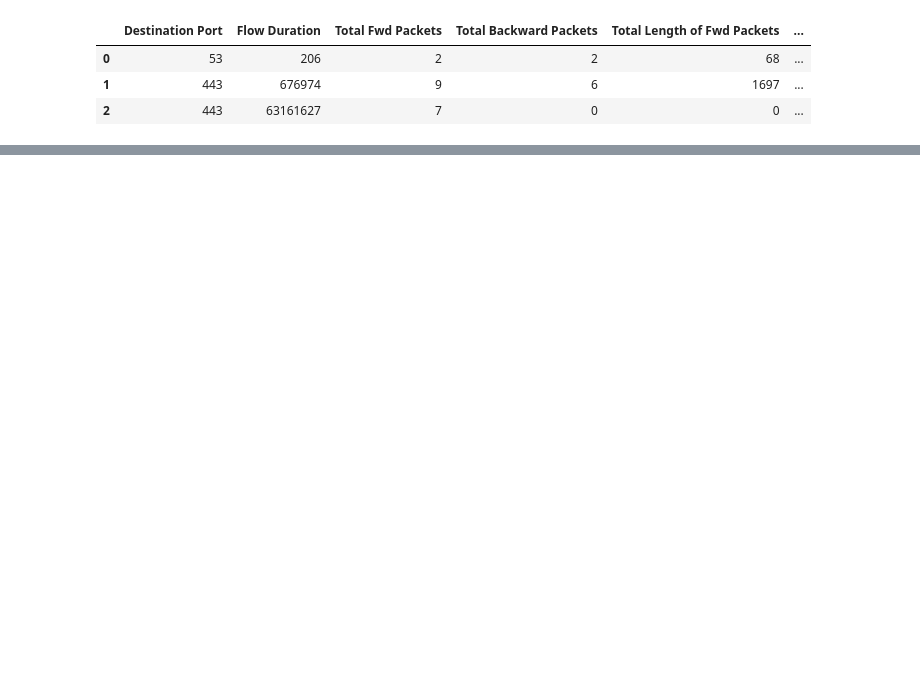
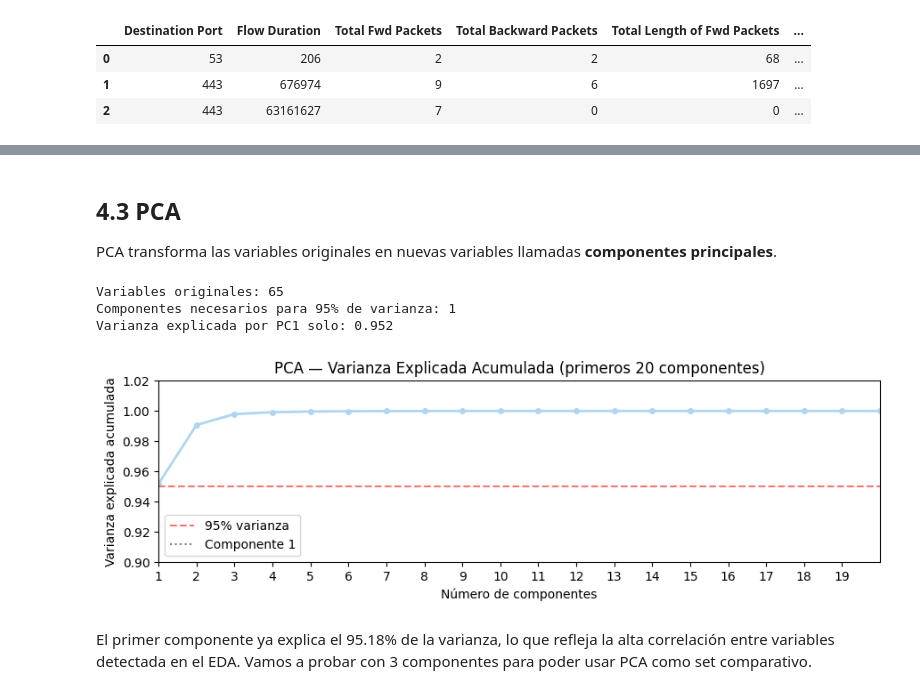
Before and after one commit to jotaeleb/tif-ciencias-de-datos, a Jupyter notebook: notebooks/proyecto_entrenamiento.ipynb, the cells around one changed output, grey strips where cells are left out. Drawn from its saved outputs; the diff is of its cells as text; code cells hidden in the pictures; blank space fills up the shorter version.

```diff
--- a/notebooks/proyecto_entrenamiento.ipynb
+++ b/notebooks/proyecto_entrenamiento.ipynb
@@ -835,0 +214,18 @@ print(classification_report(y_test, y_pred_rand, labels=unique_rand, target_name
+# %%
+# Escalar con RobustScaler (solo sobre train)
+scaler_B = RobustScaler()
+X_train_scaled = scaler_B.fit_transform(X_train)
+X_test_scaled  = scaler_B.transform(X_test)
+
+# Seleccionar las 20 mejores variables según ANOVA
+selector = SelectKBest(score_func=f_classif, k=20)
+X_train_B = selector.fit_transform(X_train_scaled, y_train)
+X_test_B = selector.transform(X_test_scaled)
+
+# ¿Cuáles son esas 20 variables?
+columnas_seleccionadas = X_train.columns[selector.get_support()].tolist()
+print('Top 20 variables seleccionadas por ANOVA:')
+for i, col in enumerate(columnas_seleccionadas, 1):
+    print(f'{i:2d}. {col}')
+
+print(f'\nSet B: {X_train_B.shape[1]} features')
@@ -835,0 +250,43 @@ print(classification_report(y_test, y_pred_rand, labels=unique_rand, target_name
+# %% [markdown]
+## 4.3 PCA
+
+PCA transforma las variables originales en nuevas variables llamadas **componentes principales**.
+# %%
+# ¿Cuántos componentes se necesitan para el 95%?
+pca_diag = PCA(random_state=42)
+pca_diag.fit(X_train_scaled)
+
+varianza_acum = np.cumsum(pca_diag.explained_variance_ratio_)
+componente_95 = next(i + 1 for i, v in enumerate(varianza_acum) if v >= 0.95)
+
+print(f'Variables originales: {X_train_scaled.shape[1]}')
+print(f'Componentes necesarios para 95% de varianza: {componente_95}')
+print(f'Varianza explicada por PC1 solo: {pca_diag.explained_variance_ratio_[0]:.3f}')
+
+# Gráfico: varianza acumulada (mostramos los primeros 20 componentes)
+fig, ax = plt.subplots(figsize=(9, 3))
+n_mostrar = 20
+ax.plot(range(1, n_mostrar + 1),
+        varianza_acum[:n_mostrar],
+        color=COLOR_NEUTRO, linewidth=2, marker='o', markersize=4)
+ax.axhline(0.95, color=COLOR_ATAQUE, linestyle='--', label='95% varianza')
+ax.axvline(componente_95, color='gray', linestyle=':',
+           label=f'Componente {componente_95}')
+
+ax.set_xticks(np.arange(1, 20, 1))
+
+ax.set_ylim(0.9, 1.02)
+ax.set_xlim(1, n_mostrar)
+ax.set_xlabel('Número de componentes')
+ax.set_ylabel('Varianza explicada acumulada')
+ax.set_title('PCA — Varianza Explicada Acumulada (primeros 20 componentes)')
+ax.legend()
+plt.tight_layout()
+plt.show()
+# %% [output]
+Variables originales: 65
+Componentes necesarios para 95% de varianza: 1
+Varianza explicada por PC1 solo: 0.952
+[figure, added]
+# %% [markdown]
+El primer componente ya explica el 95.18% de la varianza, lo que refleja la alta correlación entre variables detectada en el EDA. Vamos a probar con 3 componentes para poder usar PCA como set comparativo.
```
Also changed, not shown: parts of 80 cells of this notebook.
